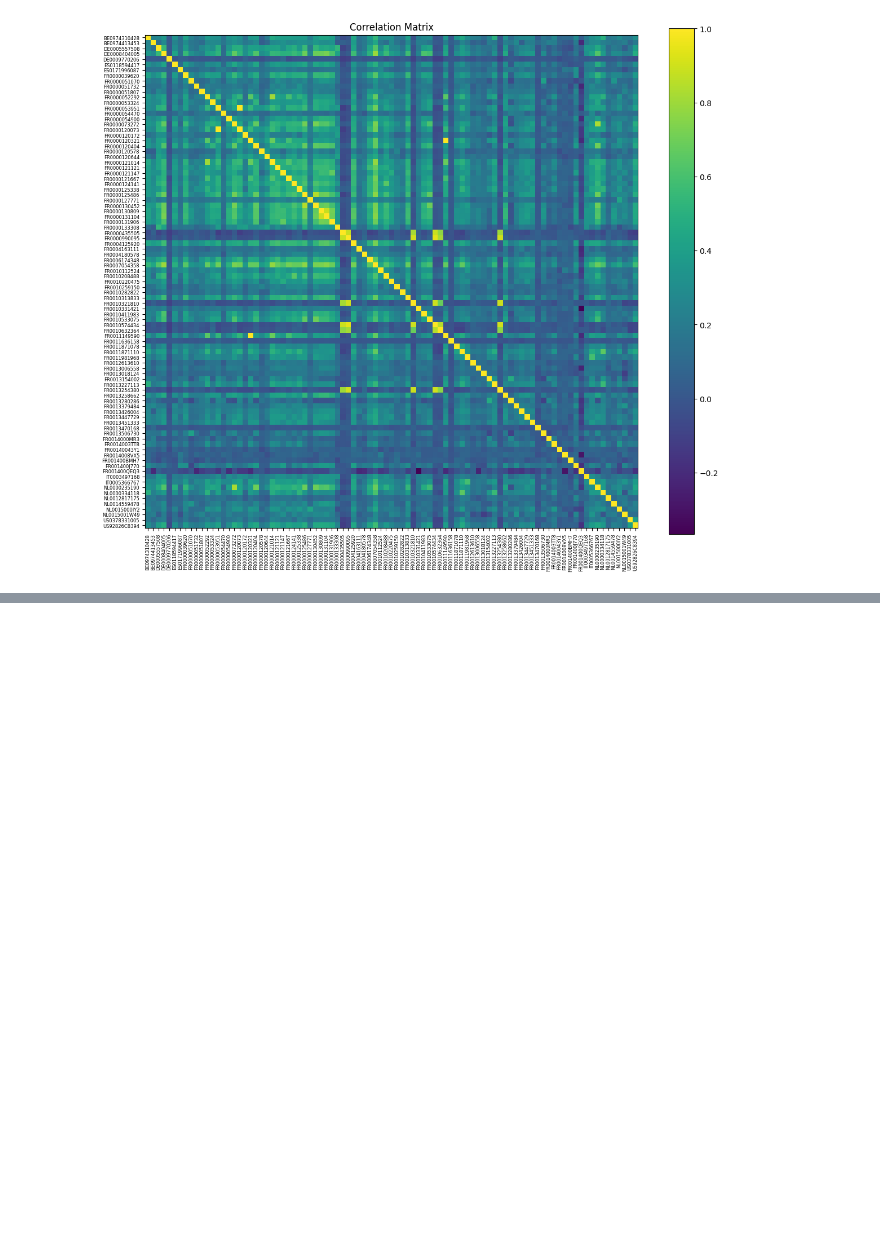
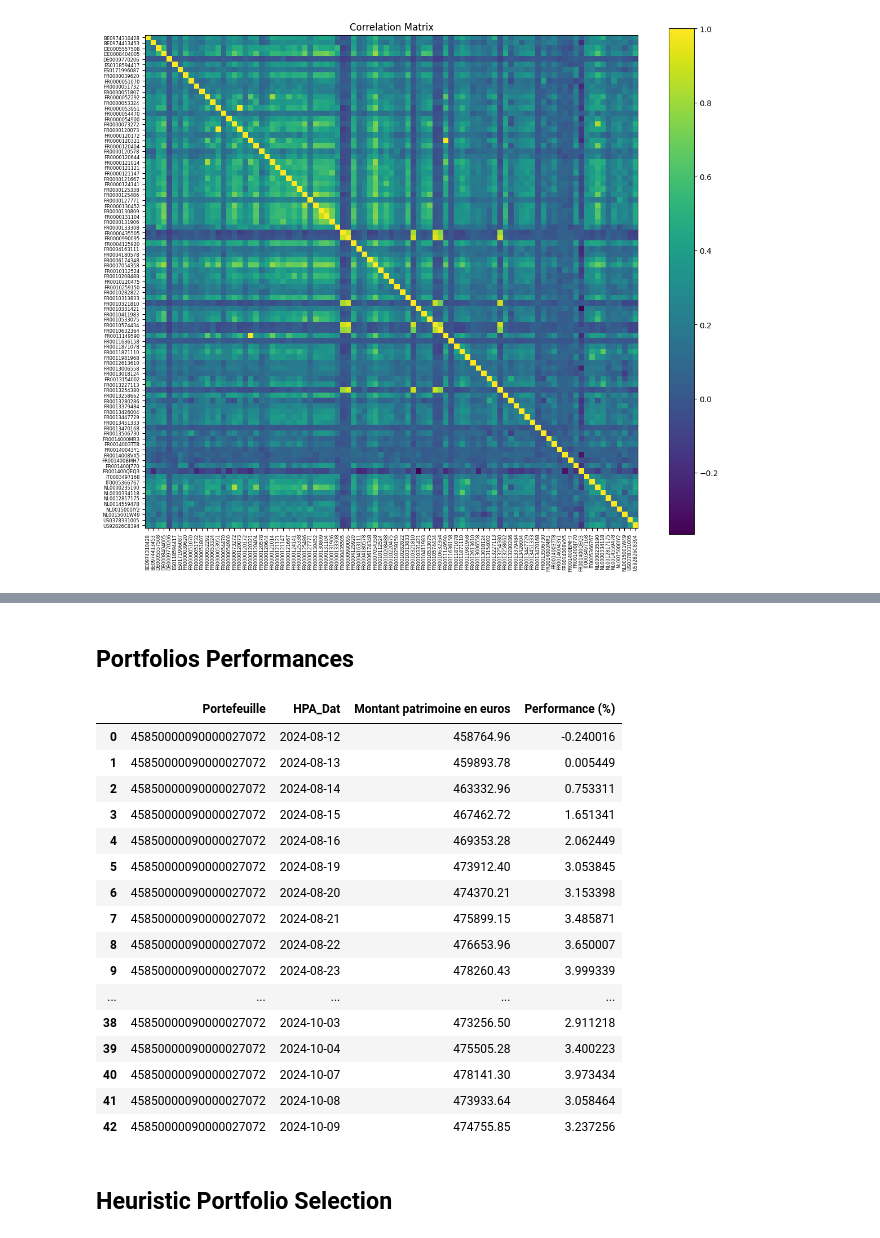
Before and after one commit to houssem026/Portfolio-Optimization, a Jupyter notebook: Risk_Return_Portfolio.ipynb, the cells around one changed output, grey strips where cells are left out. Cells and saved outputs as stored; diff of their text form; code cells hidden in the pictures; blank space fills up the shorter version.

```diff
--- a/Risk_Return_Portfolio.ipynb
+++ b/Risk_Return_Portfolio.ipynb
@@ -296,0 +369,22 @@ plt.show()
+# %% [markdown]
+## Portfolios Performances
+# %%
+portfoliosPerformance[portfoliosPerformance['Portefeuille'] == '45850000090000027072']
+# %% [output]
+|  | Portefeuille | HPA_Dat | Montant patrimoine en euros | Performance (%) |
+| 0 | 45850000090000027072 | 2024-08-12 | 458764.96 | -0.240016 |
+| 1 | 45850000090000027072 | 2024-08-13 | 459893.78 | 0.005449 |
+| 2 | 45850000090000027072 | 2024-08-14 | 463332.96 | 0.753311 |
+| 3 | 45850000090000027072 | 2024-08-15 | 467462.72 | 1.651341 |
+| 4 | 45850000090000027072 | 2024-08-16 | 469353.28 | 2.062449 |
+| 5 | 45850000090000027072 | 2024-08-19 | 473912.40 | 3.053845 |
+| 6 | 45850000090000027072 | 2024-08-20 | 474370.21 | 3.153398 |
+| 7 | 45850000090000027072 | 2024-08-21 | 475899.15 | 3.485871 |
+| 8 | 45850000090000027072 | 2024-08-22 | 476653.96 | 3.650007 |
+| 9 | 45850000090000027072 | 2024-08-23 | 478260.43 | 3.999339 |
+| ... | ... | ... | ... | ... |
+| 38 | 45850000090000027072 | 2024-10-03 | 473256.50 | 2.911218 |
+| 39 | 45850000090000027072 | 2024-10-04 | 475505.28 | 3.400223 |
+| 40 | 45850000090000027072 | 2024-10-07 | 478141.30 | 3.973434 |
+| 41 | 45850000090000027072 | 2024-10-08 | 473933.64 | 3.058464 |
+| 42 | 45850000090000027072 | 2024-10-09 | 474755.85 | 3.237256 |
@@ -296,0 +406,2 @@ plt.show()
+# %% [markdown]
+## Heuristic Portfolio Selection
```
Also changed, not shown: parts of 16 cells of this notebook.
